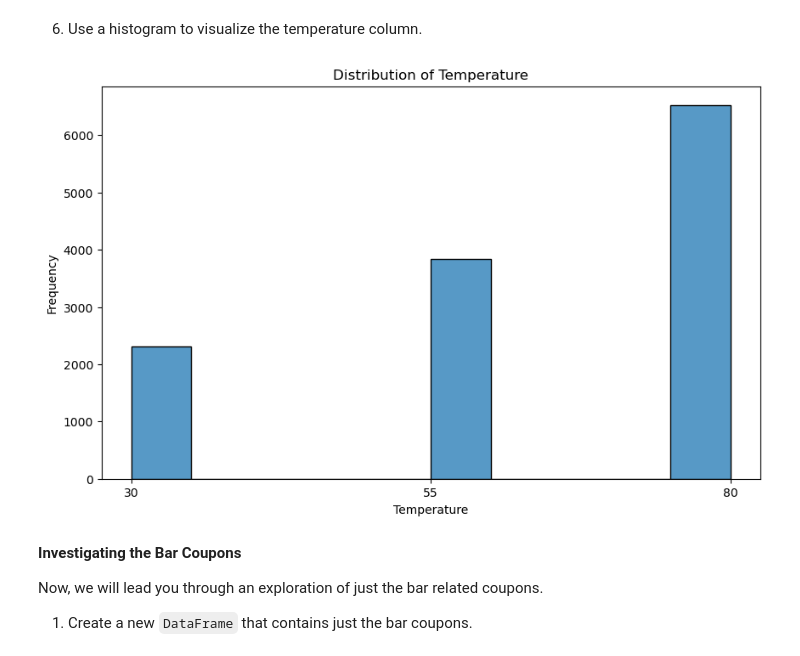
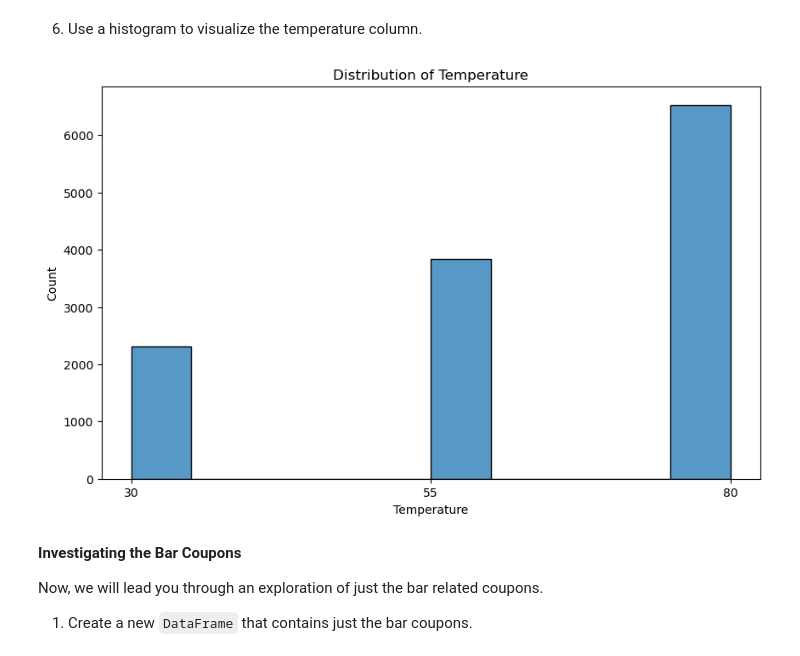
Before and after one commit to mickgram/Practical-Application-Assignment-5.1, a Jupyter notebook: prompt.ipynb, the cells around one changed output. Drawn from its saved outputs; the diff is of its cells as text; code cells hidden in the pictures.

```diff
--- a/prompt.ipynb
+++ b/prompt.ipynb
@@ -176,25 +176,25 @@ plt.show()
 # %%
 # histogram size
 plt.figure(figsize=(10, 6))
 
 # define bins
 bin_values = list(range(30,85,5))
 
 # seaborn histogram
 ax = sns.histplot(data['temperature'], bins=bin_values)
 
 # define values on x axis
 plt.xticks([30, 55, 80])
 
 # adding titles and axis labels
 plt.title('Distribution of Temperature')
 plt.xlabel('Temperature')
-plt.ylabel('Frequency')
+plt.ylabel('Count')
 
 # Show the plot
 plt.show()
 # %% [output]
-[figure, old version]
+[figure, new version]
 # %% [markdown]
 **Investigating the Bar Coupons**
 
```
Also changed, not shown: parts of 2 cells of this notebook.
